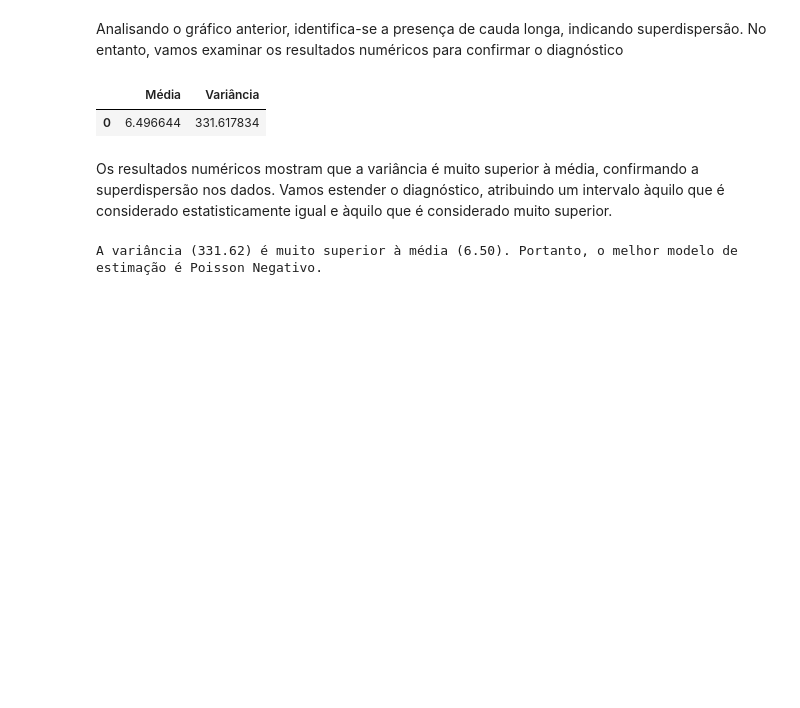
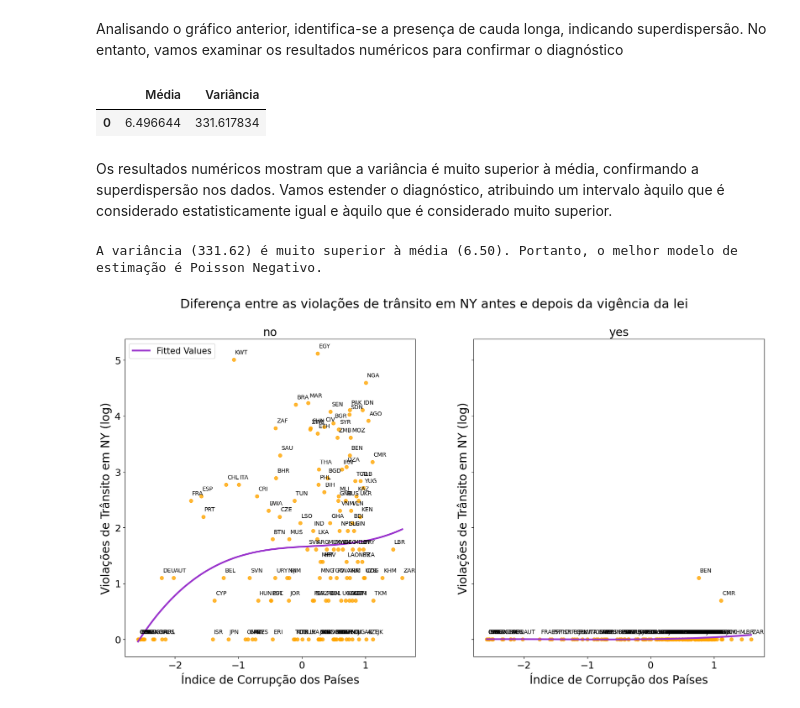
Before and after one commit to DavideDaSilva/Data-Science, a Jupyter notebook: Supervised Machine Learning/Modelos para Dados de Contagem/PredicaoViolacoesTransito.ipynb, the cells around one changed output. Cells and saved outputs as stored; diff of their text form; code cells hidden in the pictures; blank space fills up the shorter version.

Commit message:
#2.9-Comportamento das variáveis corruption e violations antes e depois do início da vigência da lei

```diff
--- a/Supervised Machine Learning/Modelos para Dados de Contagem/PredicaoViolacoesTransito.ipynb
+++ b/Supervised Machine Learning/Modelos para Dados de Contagem/PredicaoViolacoesTransito.ipynb
@@ -227,3 +227,41 @@ else:
     print(f"A variância ({variancia:.2f}) é muito superior à média ({media:.2f}). Portanto, o melhor modelo de estimação é Poisson Negativo.")
 # %% [output]
 A variância (331.62) é muito superior à média (6.50). Portanto, o melhor modelo de estimação é Poisson Negativo.
+# %%
+# Comportamento das variáveis 'corruption' e 'violations' antes e depois do início da vigência da lei
+
+fig, axs = plt.subplots(ncols=2, figsize=(20,10), sharey=True)
+
+fig.suptitle('Diferença entre as violações de trânsito em NY antes e depois da vigência da lei',
+             fontsize=22)
+
+post = ['no', 'yes']
+
+def label_point(x, y, val, ax):
+    a = pd.concat({'x': x, 'y': y, 'val': val}, axis=1)
+    for i, point in a.iterrows():
+        ax.text(point['x']+.02, point['y']+.1, str(point['val']))
+
+for i, v in enumerate(post):
+    df = df_corruption[df_corruption.post==v]
+    df['violations'] = np.log(df.violations)
+    df.loc[df['violations'] == np.inf, 'violations'] = 0
+    df.loc[df['violations'] == -np.inf, 'violations'] = 0
+    sns.regplot(data=df, x='corruption', y='violations',
+                order=3, ax=axs[i], ci=False,
+                line_kws={'color':'darkorchid', 'linewidth': 3,
+                          'label':'Fitted Values'},
+                scatter_kws={'color':'orange'})
+    axs[i].set_title(v, fontsize=20)
+    axs[i].set_ylabel("Violações de Trânsito em NY (log)", fontsize=20)
+    axs[i].set_xlabel("Índice de Corrupção dos Países", fontsize=20)
+    label_point(df.corruption, df.violations, df.code, axs[i])
+
+for ax in axs:
+    ax.tick_params(axis='both', which='major', labelsize=17)
+
+axs[0].legend(loc='upper left', fontsize=15)
+
+plt.show()
+# %% [output]
+[figure, added]
```
